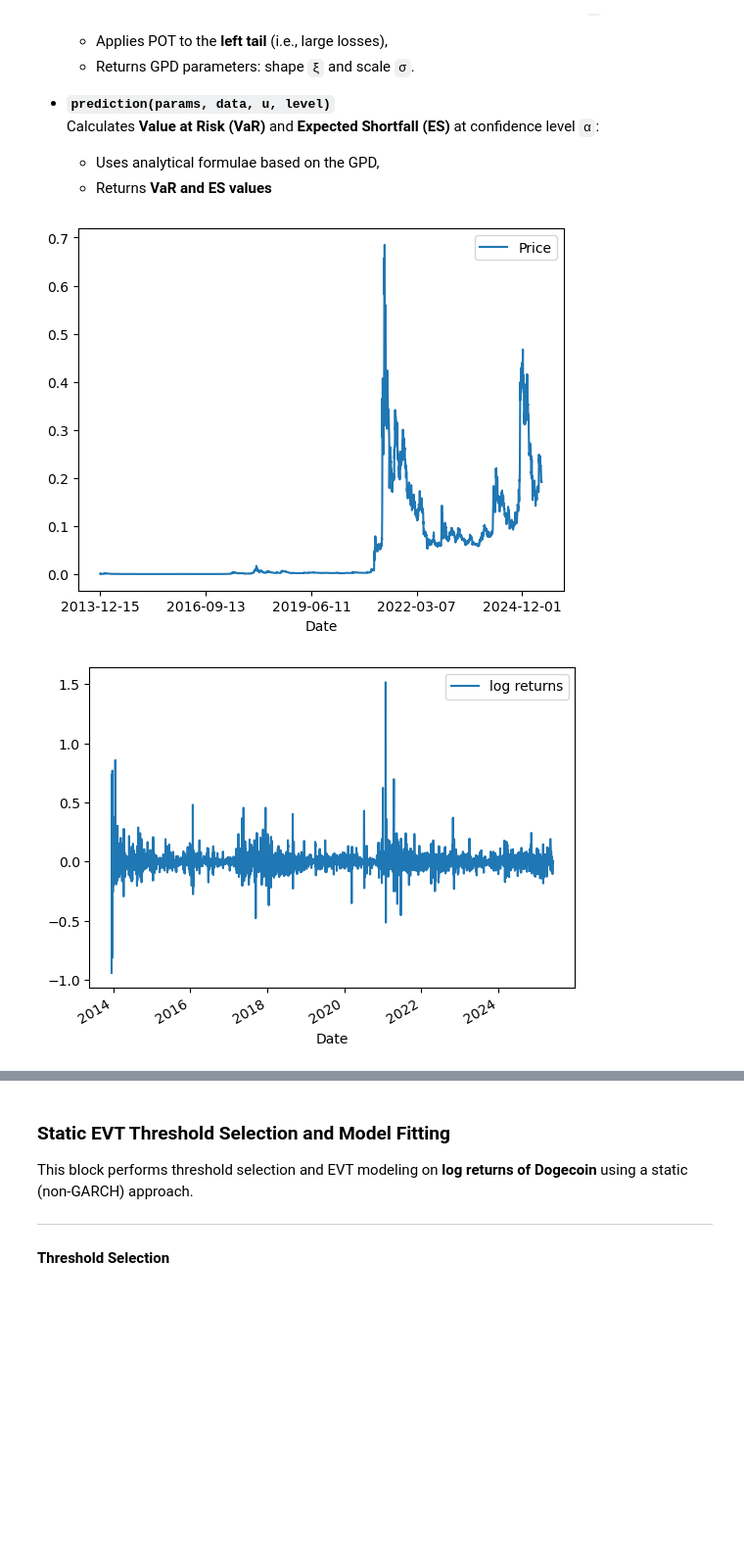
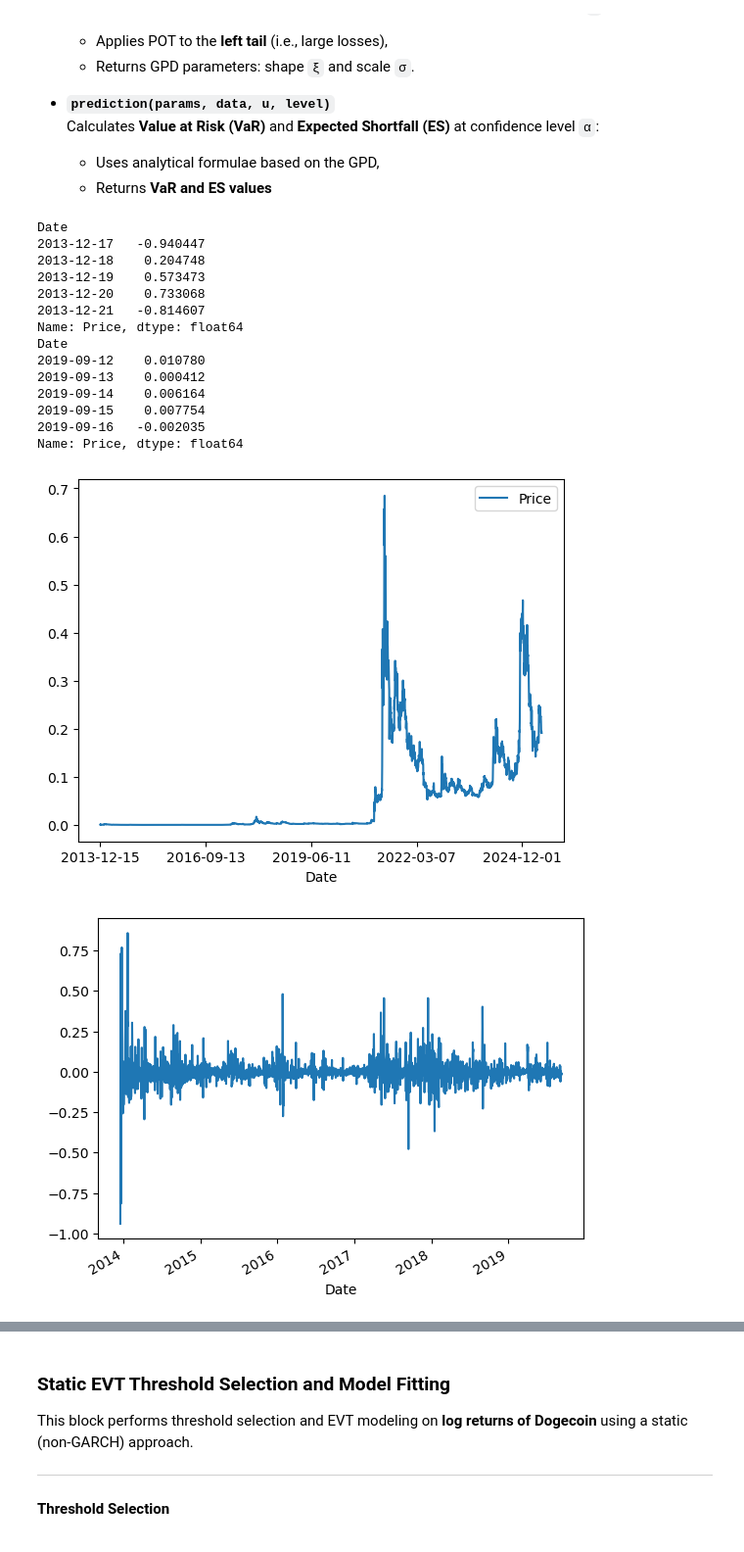
Before and after one commit to Scott-Yap/M2R_EVT, a Jupyter notebook: garch_model/GARCH_DOGE.ipynb, the cells around one changed output, grey strips where cells are left out. Shown at 98% size. Cells and saved outputs as stored; diff of their text form; code cells hidden in the pictures; blank space fills up the shorter version.

Commit message:
implemented split into sample and backtest data

```diff
--- a/garch_model/GARCH_DOGE.ipynb
+++ b/garch_model/GARCH_DOGE.ipynb
@@ -106,12 +106,18 @@ doge_data.set_index("Date", inplace=True)
 doge_data.plot(label="Doge Price")
 plt.legend()
 
-log_doge_returns = np.log(doge_data / doge_data.shift(1)).dropna()
-log_doge_returns = log_doge_returns['Price']
-log_doge_returns.index = pd.to_datetime(log_doge_returns.index)
+full_data = np.log(doge_data / doge_data.shift(1)).dropna()
+full_data = full_data['Price']
+full_data.index = pd.to_datetime(full_data.index)
+split = len(full_data) // 2
+log_doge_returns = full_data.iloc[:split]
+backtest_data = full_data.iloc[split:]
+print(log_doge_returns.head())
+print(backtest_data.head())
 plt.figure()
 log_doge_returns.plot(label="log returns")
-plt.legend()
+plt.figure()
+backtest_data.plot()
 
 
 def hill_estimator(data, k):
@@ -150,38 +156,52 @@ def threshold_picking(data0):
     # Pareto Distribution change over a range of threshold values. The idea is that these parameters
     # should be stable (vary by small amount) within a range of valid thresholds.
 
-    pyx.plot_parameter_stability(log_doge_returns)
+    pyx.plot_parameter_stability(data)
     plt.title("Parameter stability plot")
     plt.show()
     return datas
 
 def modeling(data0, u):
     data = -data0[data0 < 0]
     model = pyx.EVA(data)
     model.get_extremes(method="POT", threshold=u)
     model.fit_model(distribution="genpareto")
     print(model.model)
     model.plot_diagnostic()
 
     params = model.model.fit_parameters
     print(params)
     xi = params['c']
     sig = params['scale']
     return xi, sig
 
 def prediction(params, data, u, level):
     xi = params[0]
     sig = params[1]
     data = -data
     p = level
     n_total = len(data)
     n_exceed = len([i for i in data if i > u])
     F_u = n_exceed / n_total # probability of exceeding the threshold u
     print("Violation ratio: ", F_u)
     p_u = F_u / p
     VaR = u + (sig / xi) * (p_u ** xi - 1)
     ES = ES = (VaR + (sig - xi * u)/xi) / (1 - xi)
     return -VaR, -ES
 # %% [output]
+Date
+2013-12-17   -0.940447
+2013-12-18    0.204748
+2013-12-19    0.573473
+2013-12-20    0.733068
+2013-12-21   -0.814607
+Name: Price, dtype: float64
+Date
+2019-09-12    0.010780
+2019-09-13    0.000412
+2019-09-14    0.006164
+2019-09-15    0.007754
+2019-09-16   -0.002035
+Name: Price, dtype: float64
 [figure]
-[figure, old version]
+[figure, new version]
```
Also changed, not shown: parts of 15 cells of this notebook.
